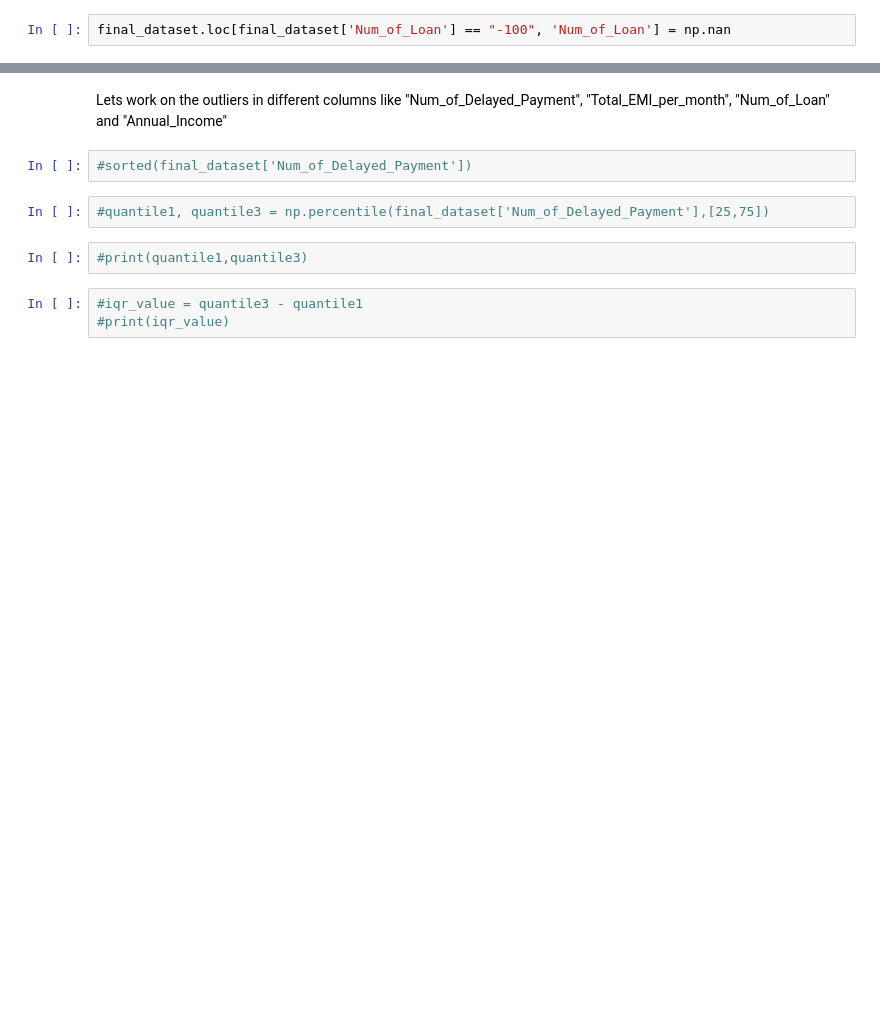
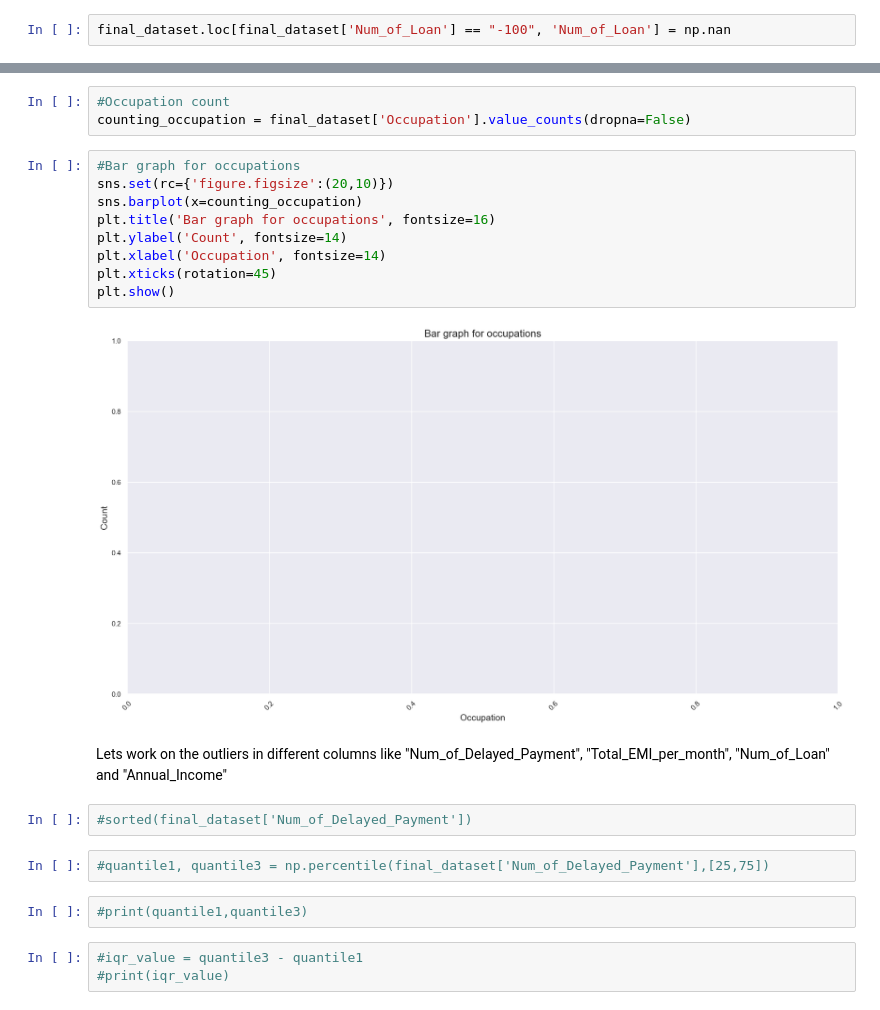
Before and after one commit to tanvimathur11/DDA, a Jupyter notebook: DDA_cleaning.ipynb, the cells around one changed output, grey strips where cells are left out. Drawn from its saved outputs; the diff is of its cells as text; blank space fills up the shorter version.

```diff
--- a/DDA_cleaning.ipynb
+++ b/DDA_cleaning.ipynb
@@ -546,3 +592,17 @@ memory usage: 10.3+ MB
+# %%
+#Occupation count
+counting_occupation = final_dataset['Occupation'].value_counts(dropna=False)
+# %%
+#Bar graph for occupations
+sns.set(rc={'figure.figsize':(20,10)})
+sns.barplot(x=counting_occupation)
+plt.title('Bar graph for occupations', fontsize=16)
+plt.ylabel('Count', fontsize=14)
+plt.xlabel('Occupation', fontsize=14)
+plt.xticks(rotation=45)
+plt.show()
+# %% [output]
+[figure, added]
 # %% [markdown]
 Lets work on the outliers in different columns like "Num_of_Delayed_Payment", "Total_EMI_per_month", "Num_of_Loan" and "Annual_Income"
 # %%
```
Also changed, not shown: parts of 34 cells of this notebook, 3 other files.
